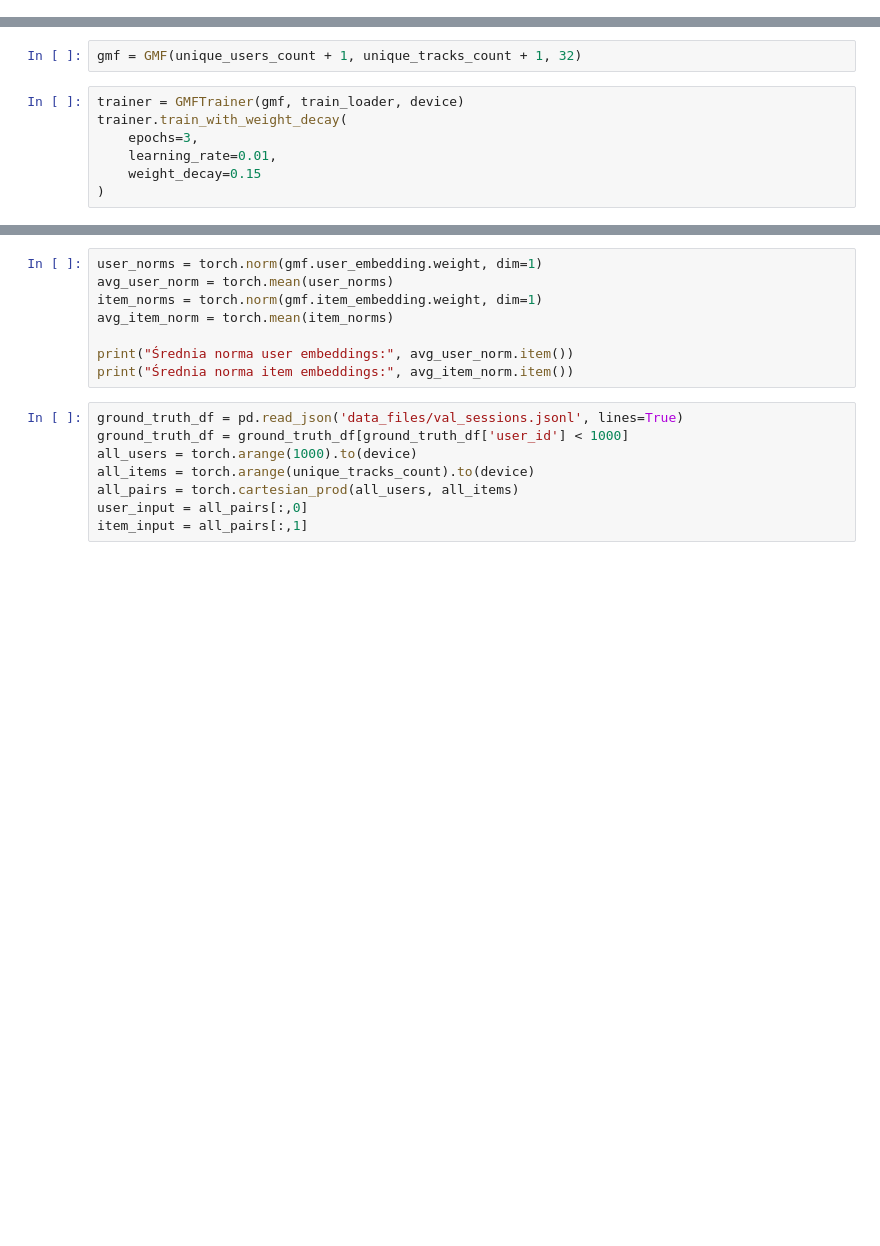
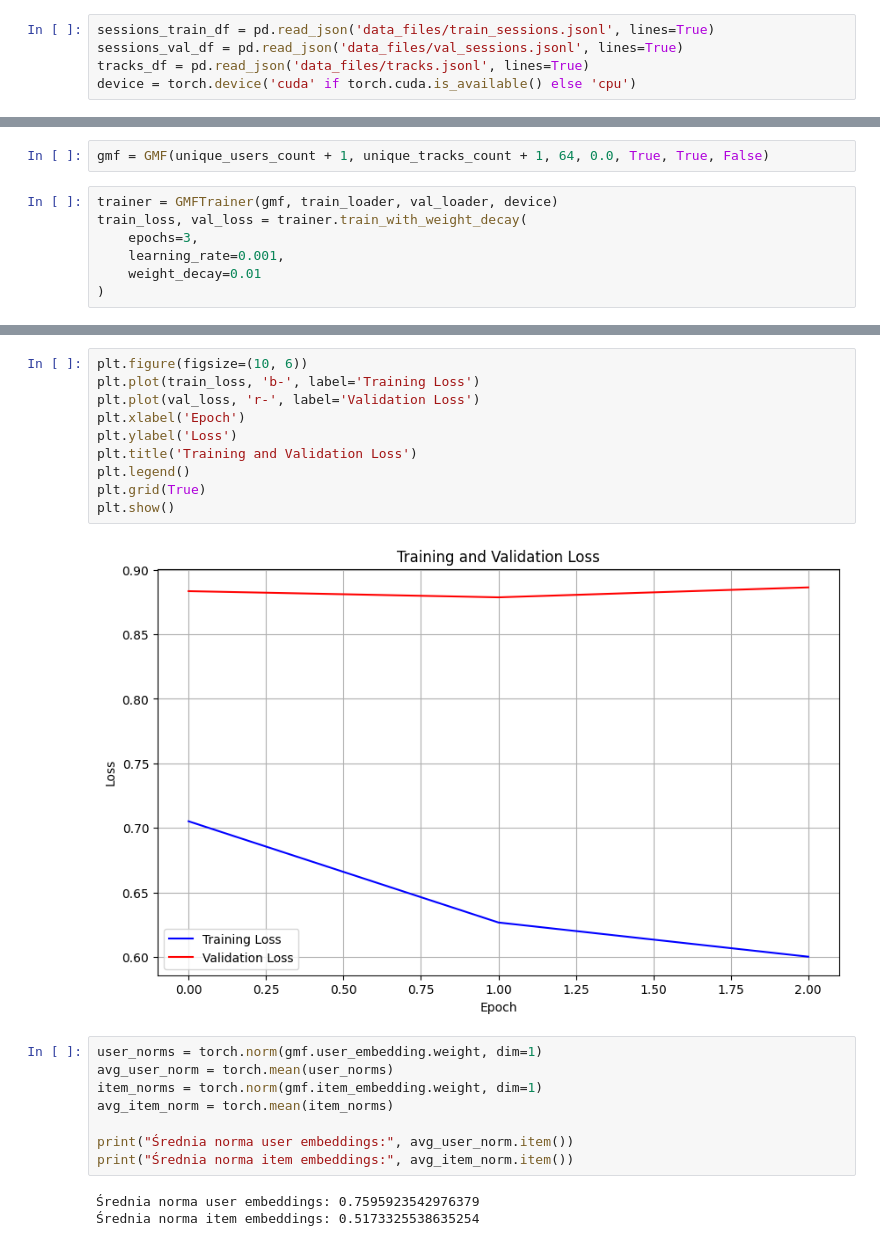
Before and after one commit to maksbilski/playlist_recommendation_system, a Jupyter notebook: training.ipynb, the cells around one changed output, grey strips where cells are left out. Saved outputs shown, nothing was run; the diff lists cells and outputs as text; blank space fills up the shorter version.

Commit message:
Improved script for training and validating model

```diff
--- a/training.ipynb
+++ b/training.ipynb
@@ -5,4 +7,9 @@ from evaluation.evaluator import Evaluator
 import numpy as np
 import pandas as pd
 import torch
+# %%
+sessions_train_df = pd.read_json('data_files/train_sessions.jsonl', lines=True)
+sessions_val_df = pd.read_json('data_files/val_sessions.jsonl', lines=True)
+tracks_df = pd.read_json('data_files/tracks.jsonl', lines=True)
+device = torch.device('cuda' if torch.cuda.is_available() else 'cpu')
 # %%
@@ -25,11 +41,11 @@ train_loader = torch.utils.data.DataLoader(
 unique_users_count = sessions_train_df['user_id'].nunique()
 unique_tracks_count = len(tracks_df)
 # %%
-gmf = GMF(unique_users_count + 1, unique_tracks_count + 1, 32)
+gmf = GMF(unique_users_count + 1, unique_tracks_count + 1, 64, 0.0, True, True, False)
 # %%
-trainer = GMFTrainer(gmf, train_loader, device)
-trainer.train_with_weight_decay(
+trainer = GMFTrainer(gmf, train_loader, val_loader, device)
+train_loss, val_loss = trainer.train_with_weight_decay(
     epochs=3,
-    learning_rate=0.01,
-    weight_decay=0.15
+    learning_rate=0.001,
+    weight_decay=0.01
 )
@@ -39,3 +52,15 @@ Epoch 2/3 - Average Loss: 0.8296
+# %%
+plt.figure(figsize=(10, 6))
+plt.plot(train_loss, 'b-', label='Training Loss')
+plt.plot(val_loss, 'r-', label='Validation Loss')
+plt.xlabel('Epoch')
+plt.ylabel('Loss')
+plt.title('Training and Validation Loss')
+plt.legend()
+plt.grid(True)
+plt.show()
+# %% [output]
+[figure, added]
 # %%
 user_norms = torch.norm(gmf.user_embedding.weight, dim=1)
 avg_user_norm = torch.mean(user_norms)
@@ -44,12 +69,7 @@ avg_item_norm = torch.mean(item_norms)
 
 print("Średnia norma user embeddings:", avg_user_norm.item())
 print("Średnia norma item embeddings:", avg_item_norm.item())
+# %% [output]
+Średnia norma user embeddings: 0.7595923542976379
+Średnia norma item embeddings: 0.5173325538635254
-# %%
-ground_truth_df = pd.read_json('data_files/val_sessions.jsonl', lines=True)
-ground_truth_df = ground_truth_df[ground_truth_df['user_id'] < 1000]
-all_users = torch.arange(1000).to(device)
-all_items = torch.arange(unique_tracks_count).to(device)
-all_pairs = torch.cartesian_prod(all_users, all_items)
-user_input = all_pairs[:,0]
-item_input = all_pairs[:,1]
 # %%
```
Also changed, not shown: parts of 20 cells of this notebook.
